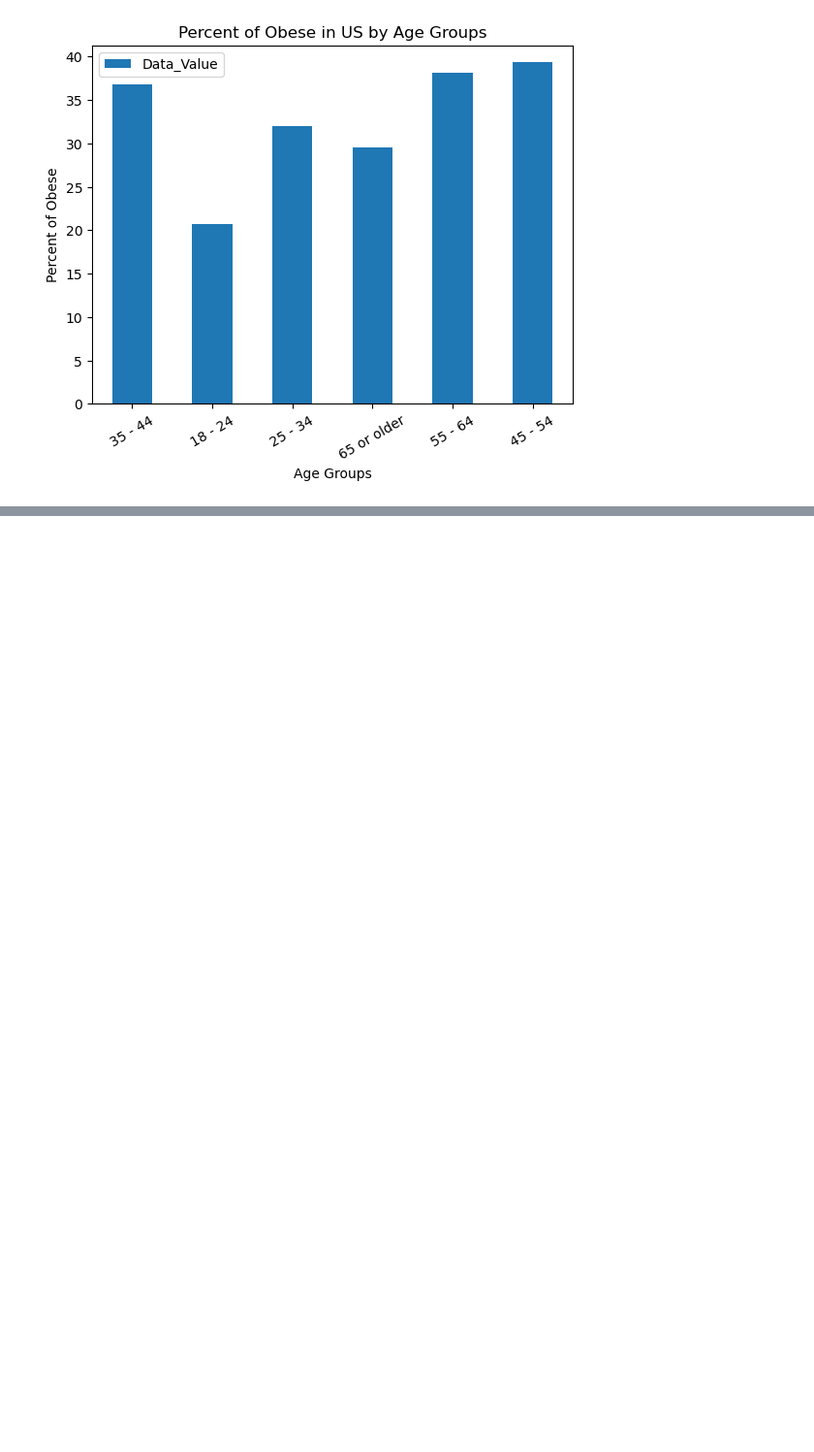
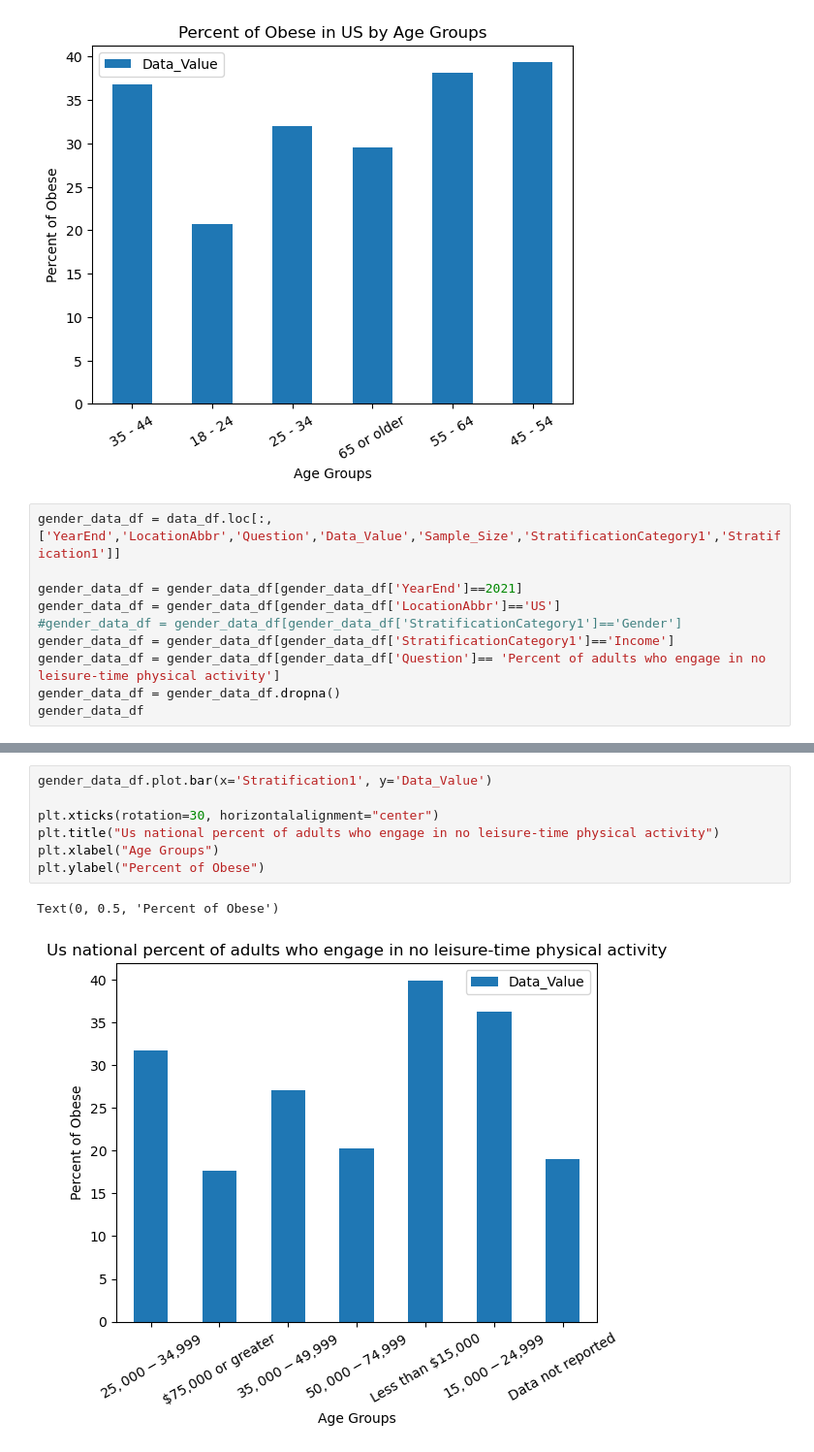
Before and after one commit to sma005/project-one-group-4, a Jupyter notebook: obesity_study_csv.ipynb, the cells around one changed output, grey strips where cells are left out. Shown at 97% size. Saved outputs shown, nothing was run; the diff lists cells and outputs as text; blank space fills up the shorter version.

```diff
--- a/obesity_study_csv.ipynb
+++ b/obesity_study_csv.ipynb
@@ -324,3 +312,13 @@ plt.ylabel("Percent of Obese")
 # %% [output]
 Text(0, 0.5, 'Percent of Obese')
 [figure]
+# %%
+gender_data_df = data_df.loc[:,['YearEnd','LocationAbbr','Question','Data_Value','Sample_Size','StratificationCategory1','Stratification1']]
+
+gender_data_df = gender_data_df[gender_data_df['YearEnd']==2021]
+gender_data_df = gender_data_df[gender_data_df['LocationAbbr']=='US']
+#gender_data_df = gender_data_df[gender_data_df['StratificationCategory1']=='Gender']
+gender_data_df = gender_data_df[gender_data_df['StratificationCategory1']=='Income']
+gender_data_df = gender_data_df[gender_data_df['Question']== 'Percent of adults who engage in no leisure-time physical activity']
+gender_data_df = gender_data_df.dropna()
+gender_data_df
@@ -326,0 +334,10 @@ Text(0, 0.5, 'Percent of Obese')
+# %%
+gender_data_df.plot.bar(x='Stratification1', y='Data_Value')
+
+plt.xticks(rotation=30, horizontalalignment="center")
+plt.title("Us national percent of adults who engage in no leisure-time physical activity")
+plt.xlabel("Age Groups")
+plt.ylabel("Percent of Obese")
+# %% [output]
+Text(0, 0.5, 'Percent of Obese')
+[figure, added]
```
Also changed, not shown: parts of 4 cells of this notebook.
